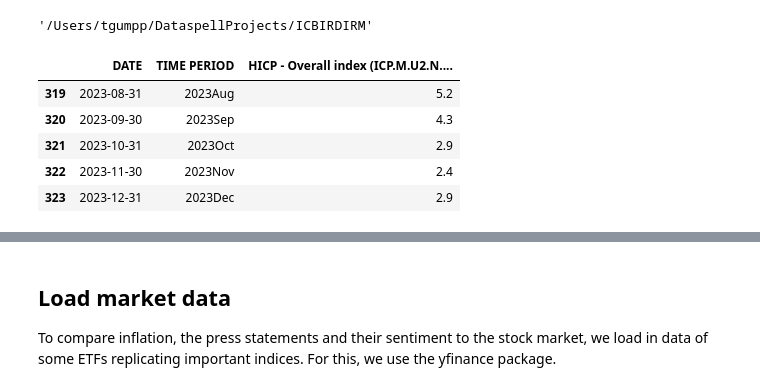
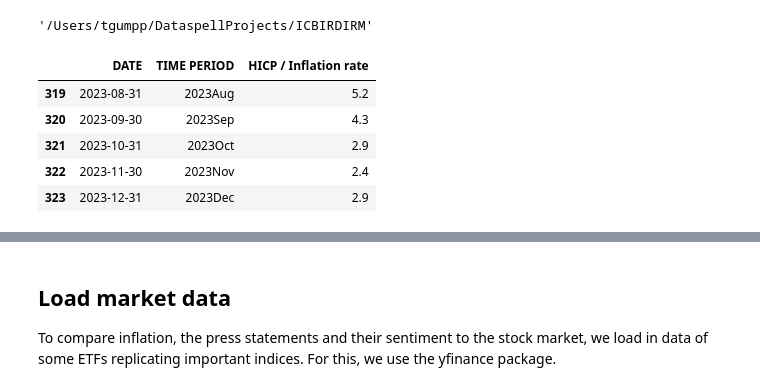
Before and after one commit to timtheuz/ICBIRDIRM, a Jupyter notebook: main.ipynb, the cells around one changed output, grey strips where cells are left out. Cells and saved outputs as stored; diff of their text form; code cells hidden in the pictures.

```diff
--- a/main.ipynb
+++ b/main.ipynb
@@ -401,9 +836,11 @@ os.getcwd()
 '/Users/tgumpp/DataspellProjects/ICBIRDIRM'
 # %%
 df_eu_inf = pd.read_csv('./Documents/ECB/ECB Data Portal_20240129125248.csv')
+df_eu_inf['DATE'] = pd.to_datetime(df_eu_inf['DATE'])
+df_eu_inf = df_eu_inf.rename(columns={'HICP - Overall index (ICP.M.U2.N.000000.4.ANR)': 'HICP / Inflation rate',})
 df_eu_inf.tail()
 # %% [output]
-|  | DATE | TIME PERIOD | HICP - Overall index (ICP.M.U2.N.... |
+|  | DATE | TIME PERIOD | HICP / Inflation rate |
 | 319 | 2023-08-31 | 2023Aug | 5.2 |
 | 320 | 2023-09-30 | 2023Sep | 4.3 |
 | 321 | 2023-10-31 | 2023Oct | 2.9 |
```
Also changed, not shown: parts of 59 cells of this notebook.
